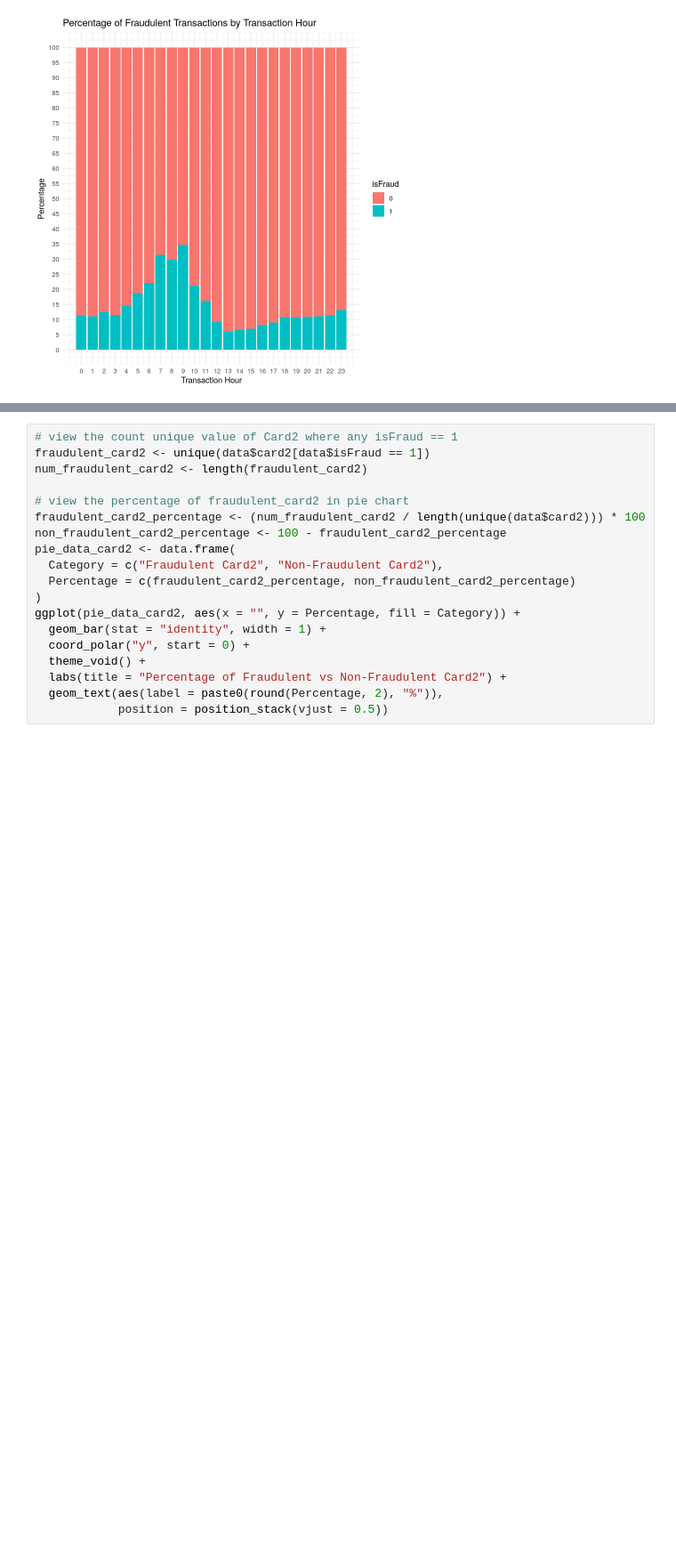
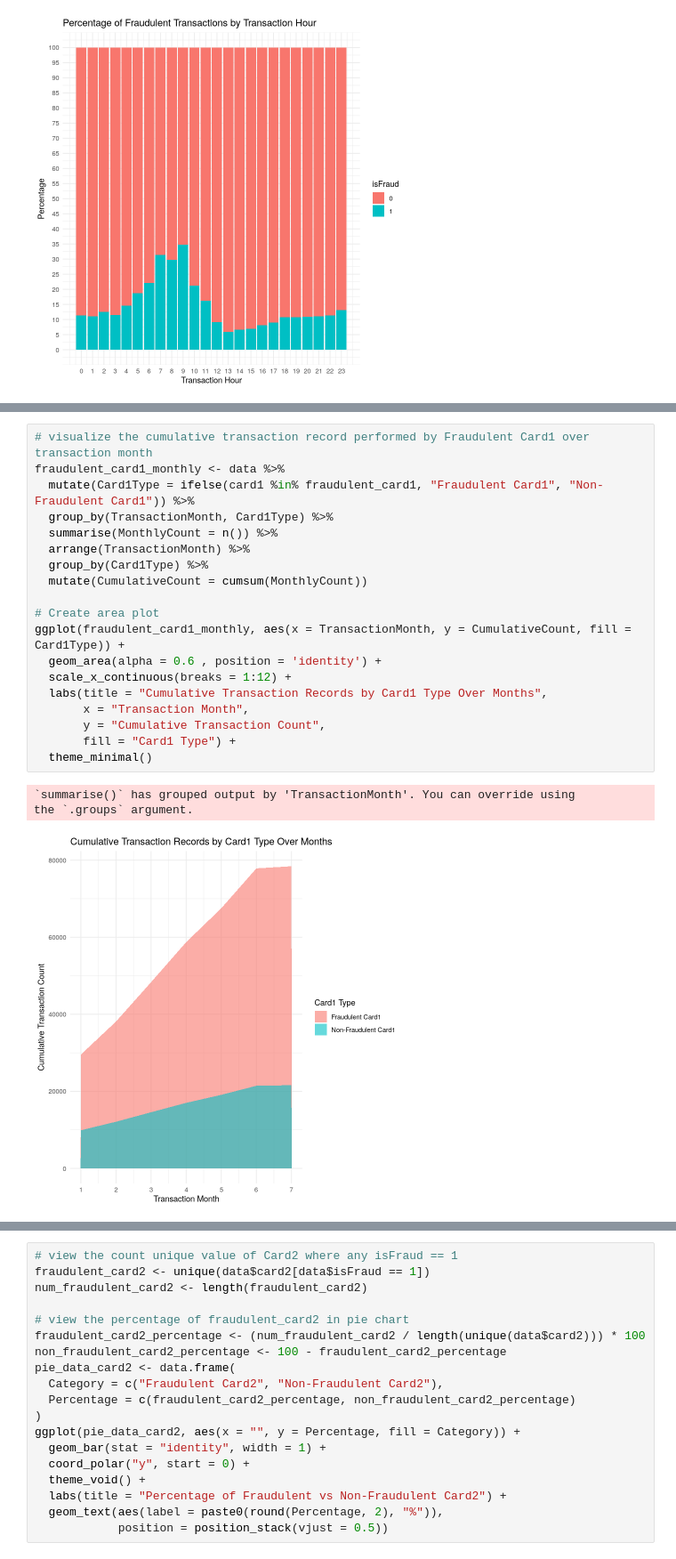
Before and after one commit to ytcctl/peter, a Jupyter notebook: FITE7410/FITE7410_Assgn_1_v0.2.ipynb, the cells around one changed output, grey strips where cells are left out. Shown at 89% size. Saved outputs shown, nothing was run; the diff lists cells and outputs as text; blank space fills up the shorter version.

```diff
--- a/FITE7410/FITE7410_Assgn_1_v0.2.ipynb
+++ b/FITE7410/FITE7410_Assgn_1_v0.2.ipynb
@@ -432,0 +486,23 @@ ggplot(pie_data, aes(x = "", y = Percentage, fill = Category)) +
+# %%
+# visualize the cumulative transaction record performed by Fraudulent Card1 over transaction month
+fraudulent_card1_monthly <- data %>%
+  mutate(Card1Type = ifelse(card1 %in% fraudulent_card1, "Fraudulent Card1", "Non-Fraudulent Card1")) %>%
+  group_by(TransactionMonth, Card1Type) %>%
+  summarise(MonthlyCount = n()) %>%
+  arrange(TransactionMonth) %>%
+  group_by(Card1Type) %>%
+  mutate(CumulativeCount = cumsum(MonthlyCount))
+
+# Create area plot
+ggplot(fraudulent_card1_monthly, aes(x = TransactionMonth, y = CumulativeCount, fill = Card1Type)) +
+  geom_area(alpha = 0.6 , position = 'identity') +
+  scale_x_continuous(breaks = 1:12) +
+  labs(title = "Cumulative Transaction Records by Card1 Type Over Months",
+       x = "Transaction Month",
+       y = "Cumulative Transaction Count",
+       fill = "Card1 Type") +
+  theme_minimal()
+# %% [output]
+`summarise()` has grouped output by 'TransactionMonth'. You can override using
+the `.groups` argument.
+[figure, added]
```
Also changed, not shown: parts of 26 cells of this notebook, 1 other file.
